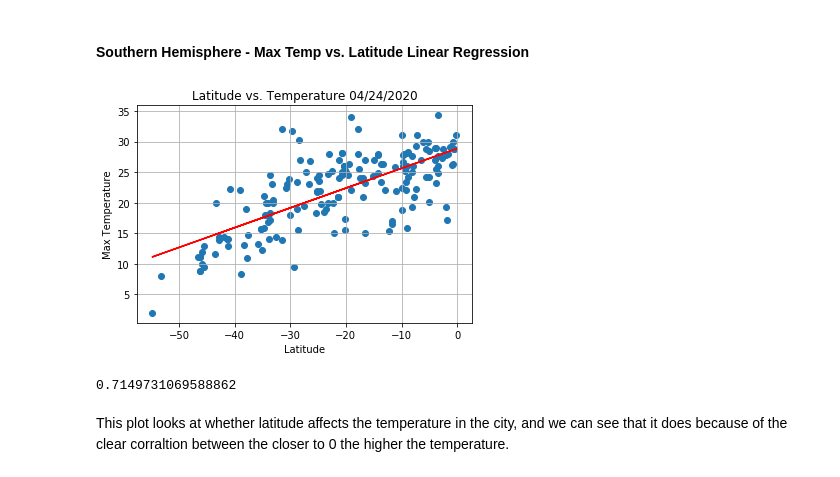
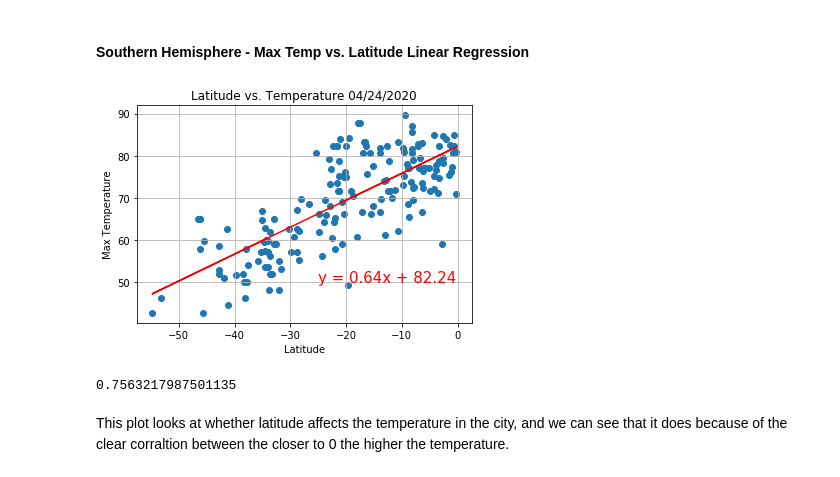
Before and after one commit to BrynnaBridges/python-api-challenge, a Jupyter notebook: WeatherPy/WeatherPy.ipynb, the cells around one changed output. Drawn from its saved outputs; the diff is of its cells as text; code cells hidden in the pictures.

```diff
--- a/WeatherPy/WeatherPy.ipynb
+++ b/WeatherPy/WeatherPy.ipynb
@@ -66,6 +66,12 @@ Lng = []
 Max_Temp = []
 Wind_Speed = []
 
+#Set Units
+units = "imperial"
+
+#Set URL
+url = "http://api.openweathermap.org/data/2.5/weather?"
+
 #Start Print
 print("Beginning Data Retrieval     ")
 print("-----------------------------")
@@ -77,10 +83,10 @@ set_count = 0
 #Create loop
 for city in cities:
 
-    #Create Sets
-    if (i % 50 == 0 and i >= 50):
-        set_count += 1
-        record_count = 0
+#Create Sets
+#if (i % 50 == 0 and i >= 50):
+#set_count += 1
+#record_count = 0
 
     # Set URL
     city_url = f"{url}appid={weather_api_key}&units={units}&q="
@@ -134,7 +140,7 @@ for city in cities:
 
     # Print error line if city not found
     except:
-        print("City not found...")
+        print("City not found. Skipping...")
     pass
 
 # Print completion line
@@ -328,31 +334,31 @@ This plot looks at whether latitude affects the temperature in the city, and we
 # %%
 # Create values
 lat = southern_df["Lat"]
 temp = southern_df["Max Temp"]
 
 #Linear Regression & Scatter
 (slope, intercept, rvalue, pvalue, stderr) = linregress(lat, temp)
 regress_values = lat * slope + intercept
 line_eq = "y = " + str(round(slope,2)) + "x + " + str(round(intercept,2))
 plt.scatter(southern_df["Lat"], southern_df["Max Temp"], marker="o")
 plt.plot(lat,regress_values,"r-")
-plt.annotate(line_eq,(6,10),fontsize=15,color="red")
+plt.annotate(line_eq,(-25, 50),fontsize=15,color="red")
 
 # Add labels
 plt.title("Latitude vs. Temperature 04/24/2020")
 plt.ylabel("Max Temperature")
 plt.xlabel("Latitude")
 plt.grid(True)
 
 # Create Png
 plt.savefig("SHLatitudeVs.TemperaturePlot.png")
 
 # Show plot
 plt.show()
 print(rvalue)
 # %% [output]
-[figure, old version]
+[figure, new version]
-0.7149731069588862
+0.7563217987501135
 # %% [markdown]
 This plot looks at whether latitude affects the temperature in the city, and we can see that it does because of the clear corraltion between the closer to 0 the higher the temperature.
 # %% [markdown]
```
Also changed, not shown: parts of 16 cells of this notebook, 13 other files.
